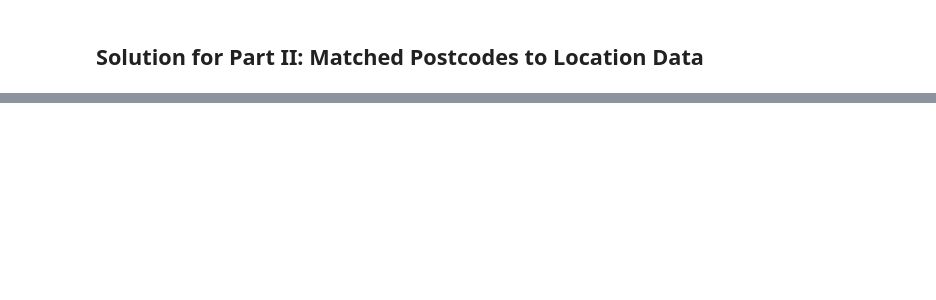
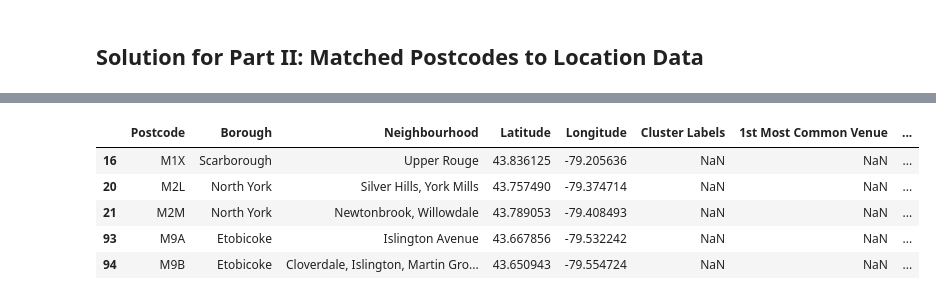
Before and after one commit to FKlapp/Coursera_Capstone, a Jupyter notebook: Assignment_Capstone_Week3.ipynb, the cells around one changed output, grey strips where cells are left out. Drawn from its saved outputs; the diff is of its cells as text; code cells hidden in the pictures; blank space fills up the shorter version.

```diff
--- a/Assignment_Capstone_Week3.ipynb
+++ b/Assignment_Capstone_Week3.ipynb
@@ -129,0 +235,10 @@ df_ToCo.head(15)
+# %%
+# Show NA - Clusters
+Toronto_merged[Toronto_merged['Cluster Labels'].isna()]
+# %% [output]
+|  | Postcode | Borough | Neighbourhood | Latitude | Longitude | Cluster Labels | 1st Most Common Venue | ... |
+| 16 | M1X | Scarborough | Upper Rouge | 43.836125 | -79.205636 | NaN | NaN | ... |
+| 20 | M2L | North York | Silver Hills, York Mills | 43.757490 | -79.374714 | NaN | NaN | ... |
+| 21 | M2M | North York | Newtonbrook, Willowdale | 43.789053 | -79.408493 | NaN | NaN | ... |
+| 93 | M9A | Etobicoke | Islington Avenue | 43.667856 | -79.532242 | NaN | NaN | ... |
+| 94 | M9B | Etobicoke | Cloverdale, Islington, Martin Gro... | 43.650943 | -79.554724 | NaN | NaN | ... |
```
Also changed, not shown: parts of 26 cells of this notebook.
